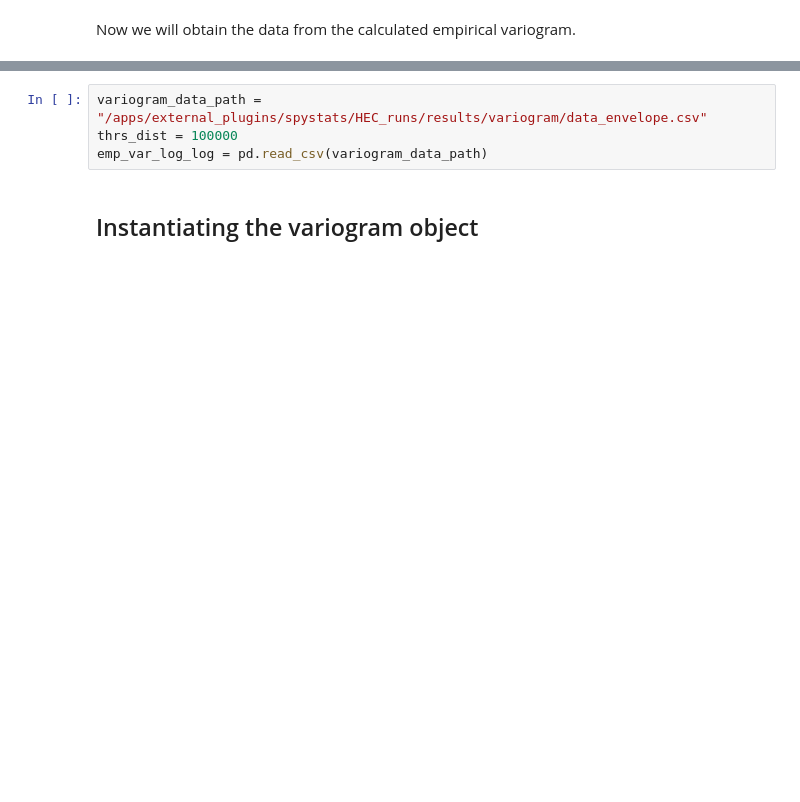
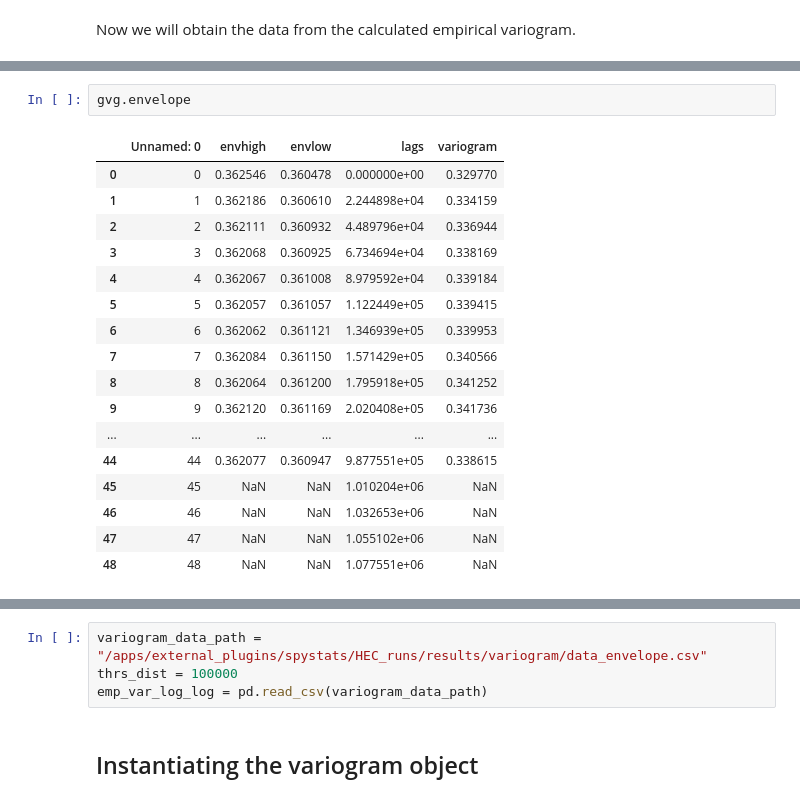
Before and after one commit to molgor/spystats, a Jupyter notebook: notebooks/Spatial Model Fitting using GLS.ipynb, the cells around one changed output, grey strips where cells are left out. Drawn from its saved outputs; the diff is of its cells as text; blank space fills up the shorter version.

```diff
--- a/notebooks/Spatial Model Fitting using GLS.ipynb
+++ b/notebooks/Spatial Model Fitting using GLS.ipynb
@@ -55,0 +63,20 @@ Now we will obtain the data from the calculated empirical variogram.
+# %%
+gvg.envelope
+# %% [output]
+|  | Unnamed: 0 | envhigh | envlow | lags | variogram |
+| 0 | 0 | 0.362546 | 0.360478 | 0.000000e+00 | 0.329770 |
+| 1 | 1 | 0.362186 | 0.360610 | 2.244898e+04 | 0.334159 |
+| 2 | 2 | 0.362111 | 0.360932 | 4.489796e+04 | 0.336944 |
+| 3 | 3 | 0.362068 | 0.360925 | 6.734694e+04 | 0.338169 |
+| 4 | 4 | 0.362067 | 0.361008 | 8.979592e+04 | 0.339184 |
+| 5 | 5 | 0.362057 | 0.361057 | 1.122449e+05 | 0.339415 |
+| 6 | 6 | 0.362062 | 0.361121 | 1.346939e+05 | 0.339953 |
+| 7 | 7 | 0.362084 | 0.361150 | 1.571429e+05 | 0.340566 |
+| 8 | 8 | 0.362064 | 0.361200 | 1.795918e+05 | 0.341252 |
+| 9 | 9 | 0.362120 | 0.361169 | 2.020408e+05 | 0.341736 |
+| ... | ... | ... | ... | ... | ... |
+| 44 | 44 | 0.362077 | 0.360947 | 9.877551e+05 | 0.338615 |
+| 45 | 45 | NaN | NaN | 1.010204e+06 | NaN |
+| 46 | 46 | NaN | NaN | 1.032653e+06 | NaN |
+| 47 | 47 | NaN | NaN | 1.055102e+06 | NaN |
+| 48 | 48 | NaN | NaN | 1.077551e+06 | NaN |
```
Also changed, not shown: parts of 14 cells of this notebook, 5 other files.
